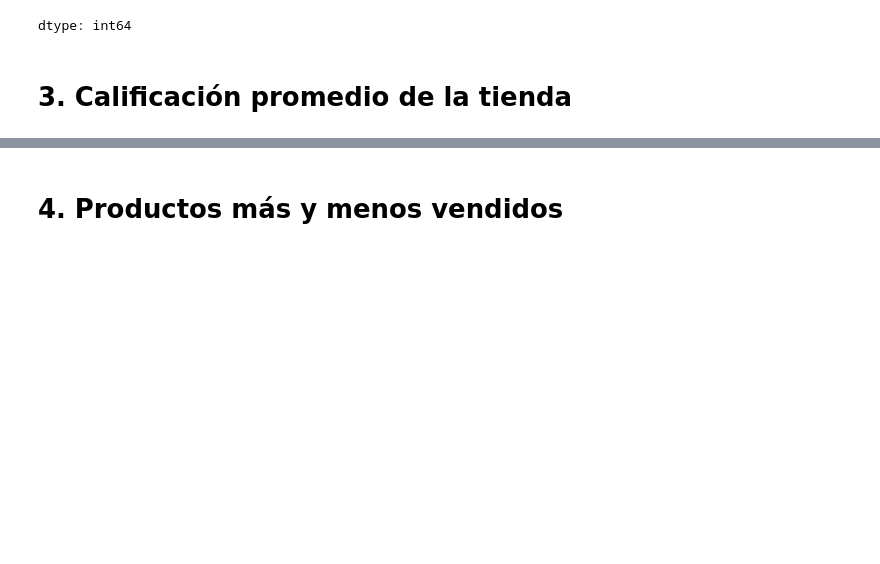
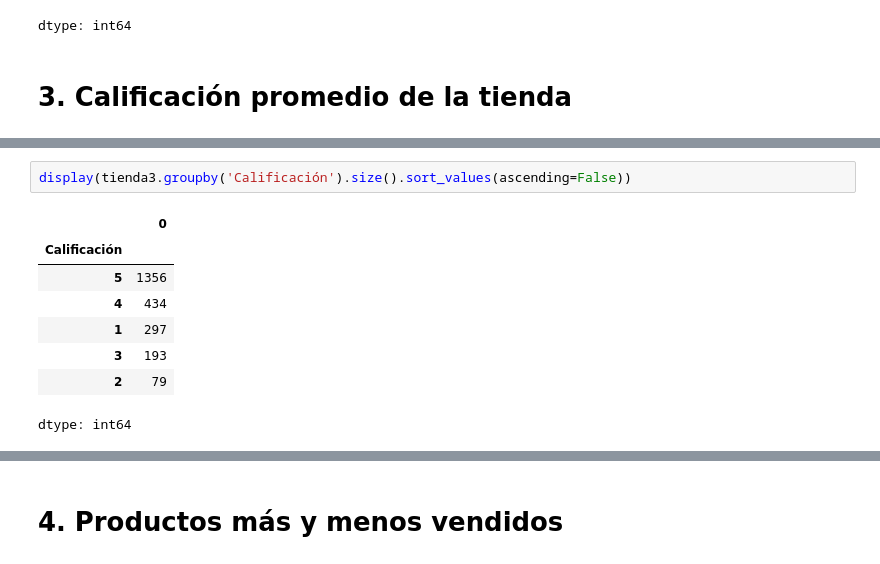
Before and after one commit to Gaby46Pe/AprendiendoGit, a Jupyter notebook: AluraStoreLatam.ipynb, the cells around one changed output, grey strips where cells are left out. Cells and saved outputs as stored; diff of their text form; blank space fills up the shorter version.

```diff
--- a/AluraStoreLatam.ipynb
+++ b/AluraStoreLatam.ipynb
@@ -452,0 +475,11 @@ dtype: int64
+# %%
+display(tienda3.groupby('Calificación').size().sort_values(ascending=False))
+# %% [output]
+|  | 0 |
+| Calificación |  |
+| 5 | 1356 |
+| 4 | 434 |
+| 1 | 297 |
+| 3 | 193 |
+| 2 | 79 |
+dtype: int64
```
Also changed, not shown: parts of 3 cells of this notebook.
